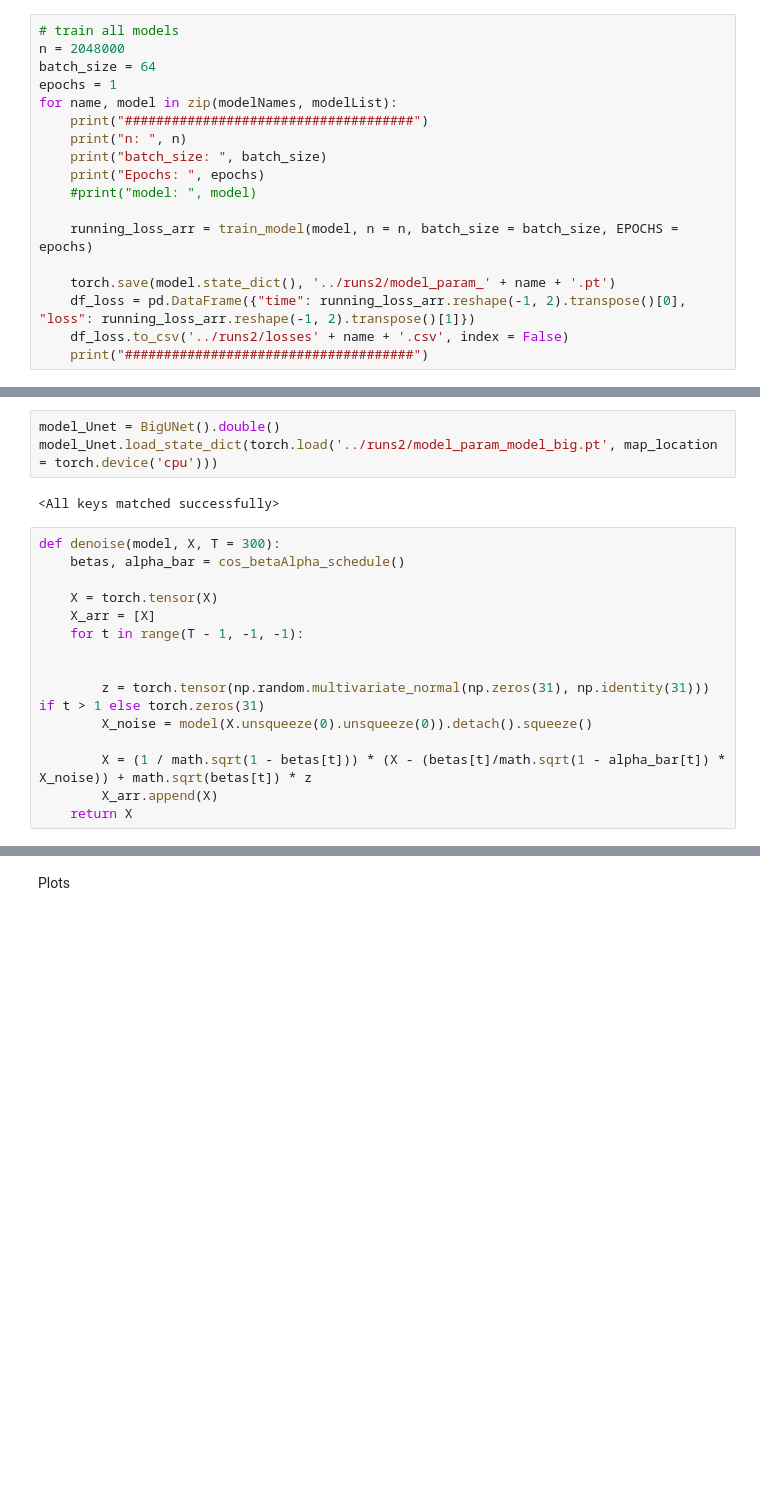
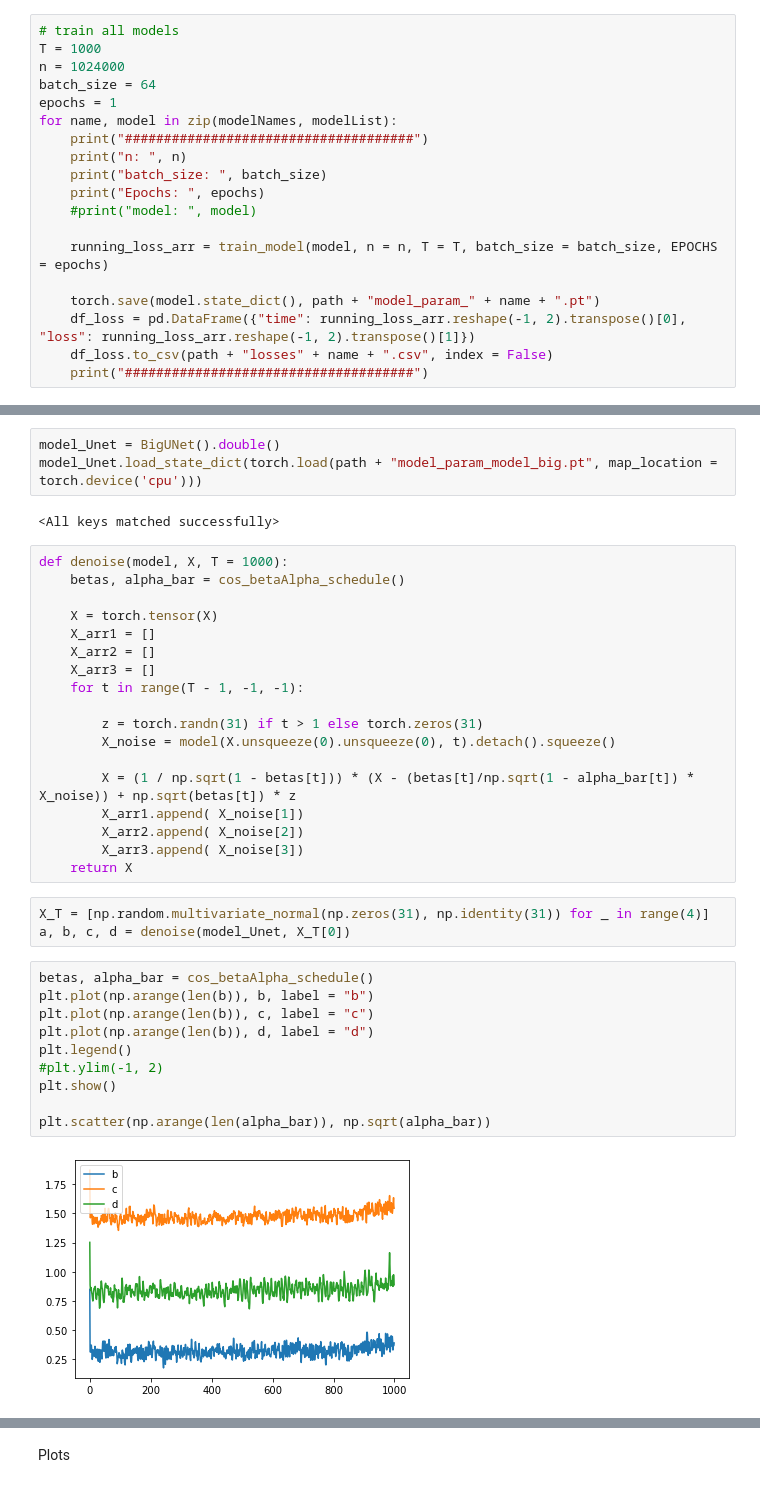
Before and after one commit to smoffe1604/BSc, a Jupyter notebook: main.ipynb, the cells around one changed output, grey strips where cells are left out. Drawn from its saved outputs; the diff is of its cells as text; blank space fills up the shorter version.

```diff
--- a/main.ipynb
+++ b/main.ipynb
@@ -339,7 +344,8 @@ modelList = [model_big]
 modelNames = ["model_big"]
 # %%
 # train all models
-n = 2048000
+T = 1000
+n = 1024000
 batch_size = 64
 epochs = 1
 for name, model in zip(modelNames, modelList):
@@ -349,11 +355,11 @@ for name, model in zip(modelNames, modelList):
     print("Epochs: ", epochs)
     #print("model: ", model)
 
-    running_loss_arr = train_model(model, n = n, batch_size = batch_size, EPOCHS = epochs)
+    running_loss_arr = train_model(model, n = n, T = T, batch_size = batch_size, EPOCHS = epochs)
 
-    torch.save(model.state_dict(), '../runs2/model_param_' + name + '.pt')
+    torch.save(model.state_dict(), path + "model_param_" + name + ".pt")
     df_loss = pd.DataFrame({"time": running_loss_arr.reshape(-1, 2).transpose()[0], "loss": running_loss_arr.reshape(-1, 2).transpose()[1]})
-    df_loss.to_csv('../runs2/losses' + name + '.csv', index = False)
+    df_loss.to_csv(path + "losses" + name + ".csv", index = False)
     print("#####################################")
 # %% [output]
 #####################################
@@ -365,21 +374,39 @@ EPOCH  0 :
 Import model
 # %%
 model_Unet = BigUNet().double()
-model_Unet.load_state_dict(torch.load('../runs2/model_param_model_big.pt', map_location = torch.device('cpu')))
+model_Unet.load_state_dict(torch.load(path + "model_param_model_big.pt", map_location = torch.device('cpu')))
 # %% [output]
 <All keys matched successfully>
 # %%
-def denoise(model, X, T = 300):
+def denoise(model, X, T = 1000):
     betas, alpha_bar = cos_betaAlpha_schedule()
 
     X = torch.tensor(X)
-    X_arr = [X]
+    X_arr1 = []
+    X_arr2 = []
+    X_arr3 = []
     for t in range(T - 1, -1, -1):
 
+        z = torch.randn(31) if t > 1 else torch.zeros(31)
+        X_noise = model(X.unsqueeze(0).unsqueeze(0), t).detach().squeeze()
 
-        z = torch.tensor(np.random.multivariate_normal(np.zeros(31), np.identity(31))) if t > 1 else torch.zeros(31)
-        X_noise = model(X.unsqueeze(0).unsqueeze(0)).detach().squeeze()
-
-        X = (1 / math.sqrt(1 - betas[t])) * (X - (betas[t]/math.sqrt(1 - alpha_bar[t]) * X_noise)) + math.sqrt(betas[t]) * z
-        X_arr.append(X)
+        X = (1 / np.sqrt(1 - betas[t])) * (X - (betas[t]/np.sqrt(1 - alpha_bar[t]) * X_noise)) + np.sqrt(betas[t]) * z
+        X_arr1.append( X_noise[1])
+        X_arr2.append( X_noise[2])
+        X_arr3.append( X_noise[3])
     return X
+# %%
+X_T = [np.random.multivariate_normal(np.zeros(31), np.identity(31)) for _ in range(4)]
+a, b, c, d = denoise(model_Unet, X_T[0])
+# %%
+betas, alpha_bar = cos_betaAlpha_schedule()
+plt.plot(np.arange(len(b)), b, label = "b")
+plt.plot(np.arange(len(b)), c, label = "c")
+plt.plot(np.arange(len(b)), d, label = "d")
+plt.legend()
+#plt.ylim(-1, 2)
+plt.show()
+
+plt.scatter(np.arange(len(alpha_bar)), np.sqrt(alpha_bar))
+# %% [output]
+[figure, added]
```
Also changed, not shown: parts of 35 cells of this notebook.
